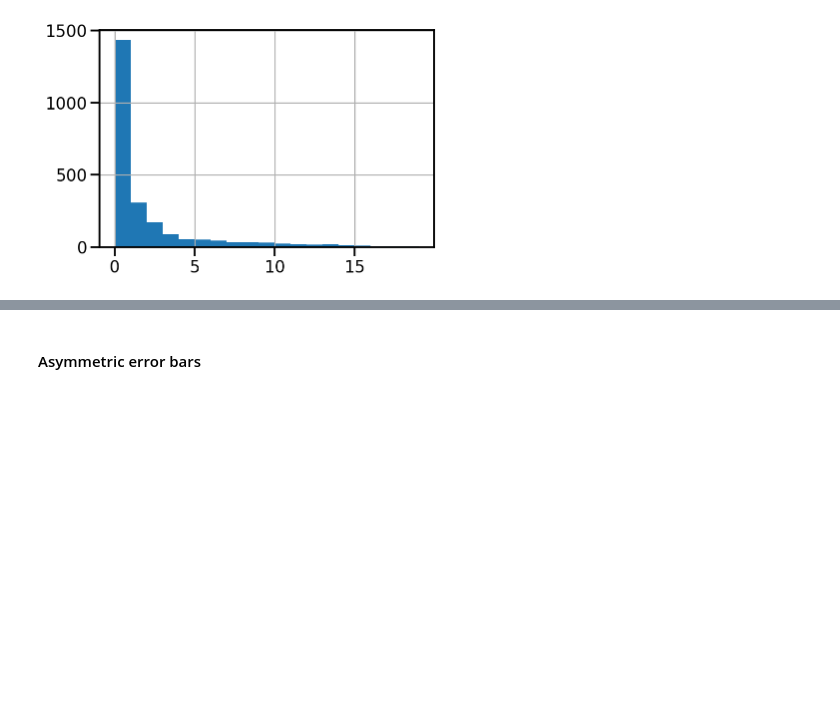
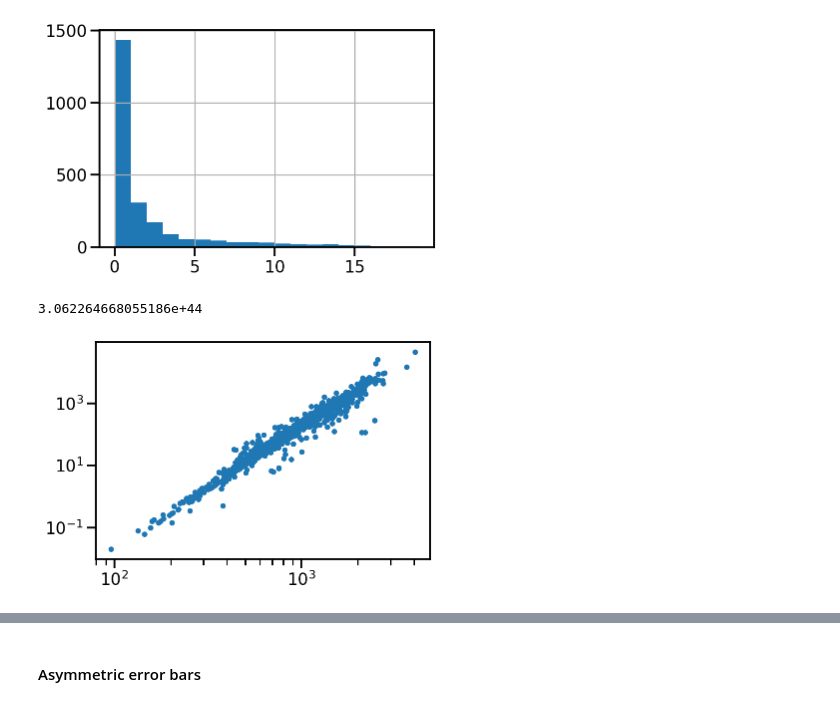
Before and after one commit to BrownDwarf/disperse, a Jupyter notebook: notebooks/03_exoplanet_archive_analysis/03_07_OhmicDissipationCliff.ipynb, the cells around one changed output, grey strips where cells are left out. Cells and saved outputs as stored; diff of their text form; code cells hidden in the pictures; blank space fills up the shorter version.

```diff
--- a/notebooks/03_exoplanet_archive_analysis/03_07_OhmicDissipationCliff.ipynb
+++ b/notebooks/03_exoplanet_archive_analysis/03_07_OhmicDissipationCliff.ipynb
@@ -164,3 +176,12 @@ df_orig['tau_infl'] = (df_orig.pl_bmassj**2 / (df_orig.pl_radj**3) * (1500/df_or
 bins = np.logspace(0, 3, 25)
 # %%
 mask = (df_orig.pl_radj > 0.6) & (df_orig.pl_eqt > 1200) & (df_orig.pl_bmassj < 0.8)
+# %%
+df_orig['tau_infl'].max()
+# %% [output]
+3.062264668055186e+44
+# %%
+plt.plot(df_orig.pl_eqt, df_orig.pl_insol, '.')
+plt.yscale('log');plt.xscale('log')
+# %% [output]
+[figure, added]
```
Also changed, not shown: parts of 58 cells of this notebook, 2 other files.
